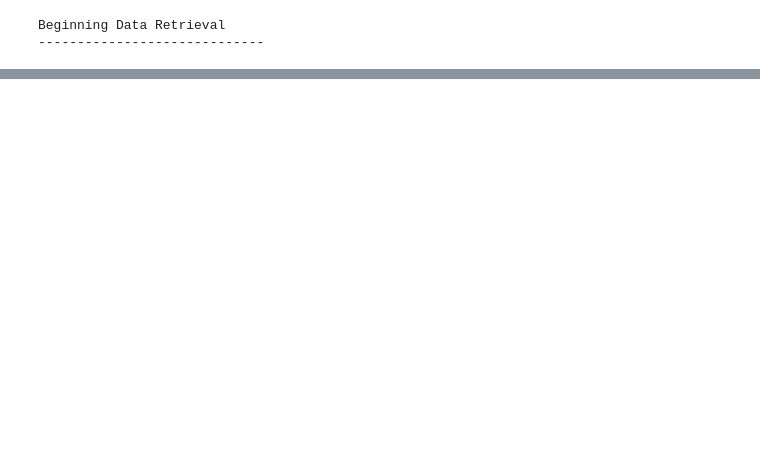
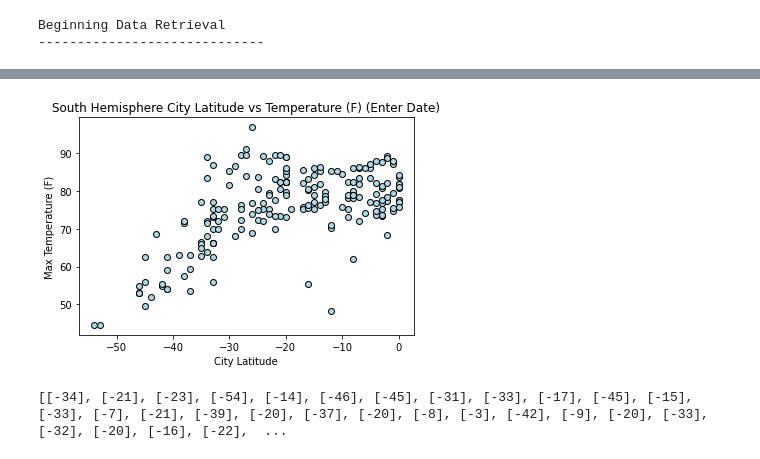
Before and after one commit to jgandre/python-api-challenge, a Jupyter notebook: WeatherPy/Untitled-Copy1.ipynb, the cells around one changed output, grey strips where cells are left out. Saved outputs shown, nothing was run; the diff lists cells and outputs as text; code cells hidden in the pictures; blank space fills up the shorter version.

```diff
--- a/WeatherPy/Untitled-Copy1.ipynb
+++ b/WeatherPy/Untitled-Copy1.ipynb
@@ -406,3 +440,34 @@ X = [[num] for num in x_north]
 #plt.title("City Latitude vs Humidity (Enter Date)")
 #plt.plot(X,predictions)
 #plt.show()
+# %%
+y = df_south["Temp_Max"].values
+
+X = df_south["Latitude"]
+X = [[e] for e in X]
+
+model = LinearRegression()
+model.fit(X,y)
+model.coef_
+model.intercept_
+r_squared = model.score(X,y)
+predictions = model.predict(X)
+
+plt.scatter(X,y , color = "lightblue", edgecolors = "black")
+plt.xlabel("City Latitude")
+plt.ylabel("Max Temperature (F)")
+plt.title("South Hemisphere City Latitude vs Temperature (F) (Enter Date)")
+plt.plot(X,predictions)
+plt.show()
+
+model = LinearRegression()
+model.fit(X,y)
+model.coef_
+model.intercept_
+r_squared = model.score(X,y)
+predictions = model.predict(X)
+
+print (X)
+# %% [output]
+[figure, added]
+[[-34], [-21], [-23], [-54], [-14], [-46], [-45], [-31], [-33], [-17], [-45], [-15], [-33], [-7], [-21], [-39], [-20], [-37], [-20], [-8], [-3], [-42], [-9], [-20], [-33], [-32], [-20], [-16], [-22],  ...
```
Also changed, not shown: parts of 8 cells of this notebook.
